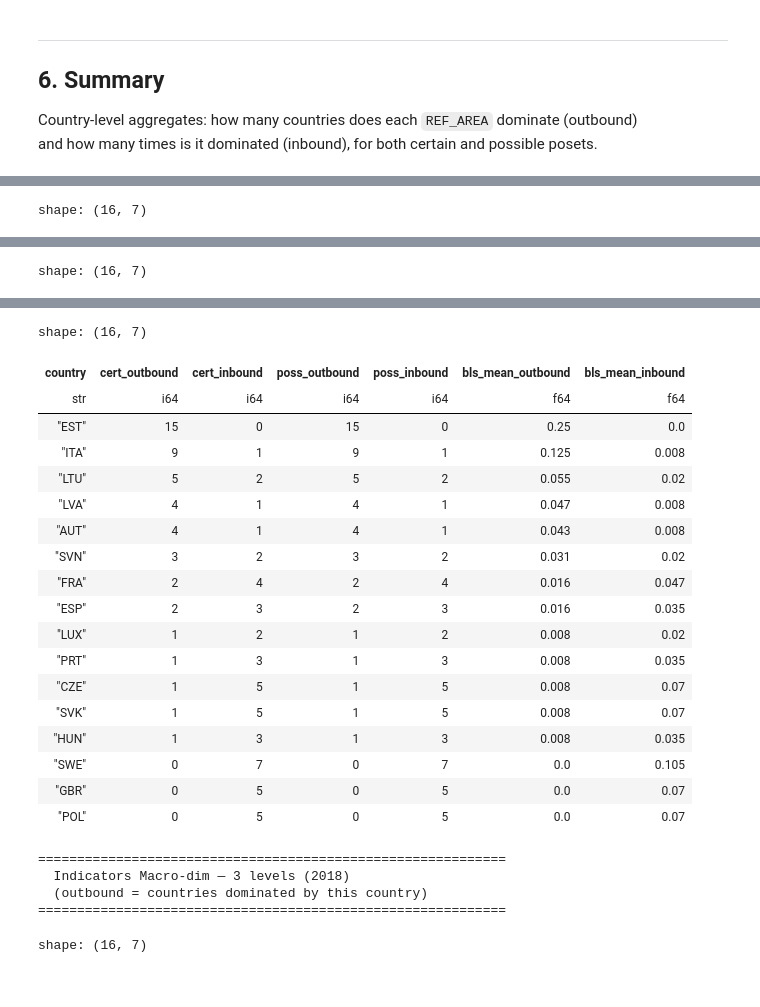
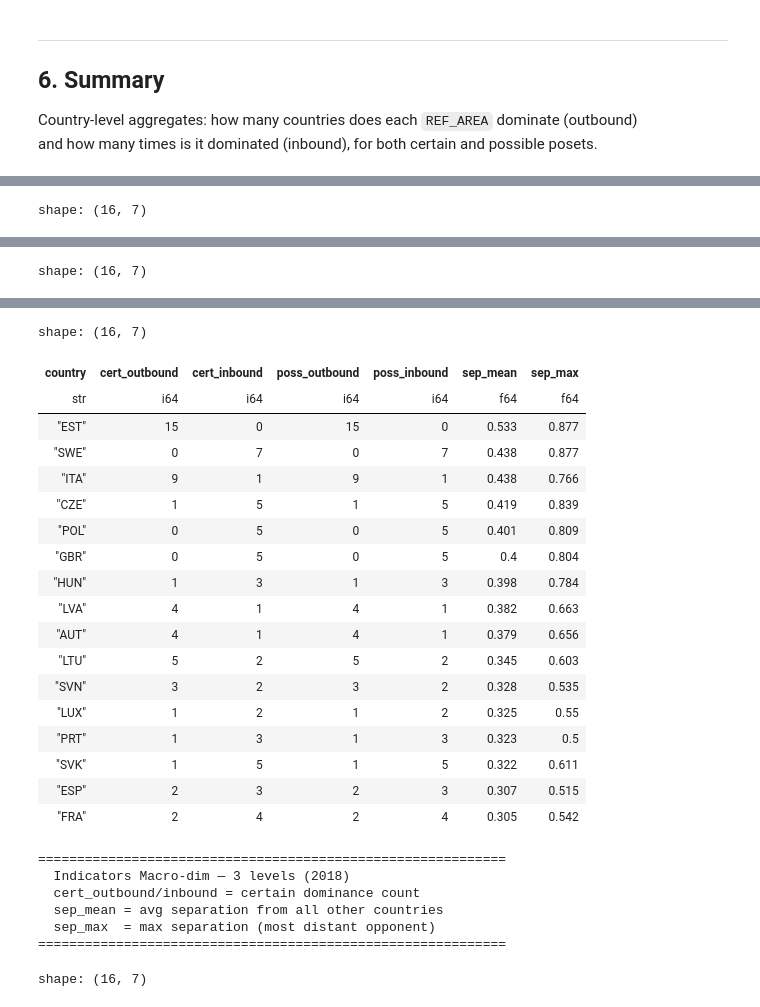
Before and after one commit to MarcoManduca/child_well-being, a Jupyter notebook: notebooks/080_dominance_matrices.ipynb, the cells around one changed output, grey strips where cells are left out. Drawn from its saved outputs; the diff is of its cells as text; code cells hidden in the pictures.

```diff
--- a/notebooks/080_dominance_matrices.ipynb
+++ b/notebooks/080_dominance_matrices.ipynb
@@ -81,9 +81,12 @@ the two POSets coincide (all units are points, confidence = 100%).
 poset_results = {}
 
 for key, meta in DATASETS.items():
+    df = dfs[key]
+    ind_cols = [c for c in df.columns if c not in ("REF_AREA", "TIME_PERIOD")]
     result = P.poset_from_polars(
-        dfs[key],
+        df,
         col1="REF_AREA",
+        indicator_cols=ind_cols,
         higher_is_better=True,
         dominance_mode="certain_or_possible",
     )
@@ -296,0 +297,15 @@ A value close to 1 means *j* is globally higher than *i* across the entire poset
+# %%
+N_SAMPLES = 50_000   # Bubley-Dyer samples per poset
+SEED = 42
+
+separations = {}
+for key in DATASETS:
+    result = poset_results[key]
+    n = result["poset_certain"].n
+    gen = P.BuildBubleyDyerSeparationGenerator(result["poset_certain"], SEED, "symmetric")
+    sep_raw = gen.update(n=N_SAMPLES)["symmetric"]
+    sep = sep_raw / (n - 1)
+    np.fill_diagonal(sep, 0.0)
+    separations[key] = (sep + sep.T) / 2   # enforce exact symmetry
+    print(f"[{key}]  sep range: [{sep.min():.3f}, {sep.max():.3f}]  "
+          f"mean off-diag: {sep[~np.eye(n, dtype=bool)].mean():.3f}")
@@ -353,34 +367,35 @@ for key, meta in DATASETS.items():
 
     cert_mat = result["poset_certain"].dominance_matrix().astype(int)
     poss_mat = result["poset_possible"].dominance_matrix().astype(int)
-
-    # Exclude diagonal
     np.fill_diagonal(cert_mat, 0)
     np.fill_diagonal(poss_mat, 0)
 
-    bls_cert = P.BLSDominance(result["poset_certain"])
-    np.fill_diagonal(bls_cert, 0)
+    sep = separations[key]
 
     rows = []
     for i, e in enumerate(elements):
+        # Separation: mean and max against all other countries (exclude self)
+        sep_row = np.concatenate([sep[i, :i], sep[i, i+1:]])
         rows.append({
             "country": e,
-            "cert_outbound": int(cert_mat[i, :].sum()),   # countries i dominates
-            "cert_inbound":  int(cert_mat[:, i].sum()),   # countries that dominate i
+            "cert_outbound": int(cert_mat[i, :].sum()),
+            "cert_inbound":  int(cert_mat[:, i].sum()),
             "poss_outbound": int(poss_mat[i, :].sum()),
             "poss_inbound":  int(poss_mat[:, i].sum()),
-            "bls_mean_outbound": round(float(bls_cert[i, :].mean()), 3),
-            "bls_mean_inbound":  round(float(bls_cert[:, i].mean()), 3),
+            "sep_mean": round(float(sep_row.mean()), 3),
+            "sep_max":  round(float(sep_row.max()), 3),
         })
 
     summary_df = (
         pl.DataFrame(rows)
-        .sort("cert_outbound", descending=True)
+        .sort("sep_mean", descending=True)
     )
 
     print(f"\n{'='*60}")
     print(f"  {meta['label']}")
-    print(f"  (outbound = countries dominated by this country)")
+    print(f"  cert_outbound/inbound = certain dominance count")
+    print(f"  sep_mean = avg separation from all other countries")
+    print(f"  sep_max  = max separation (most distant opponent)")
     print(f"{'='*60}")
     display(summary_df)
 # %% [output]
@@ -436,25 +457,27 @@ shape: (16, 7)
 ============================================================
 shape: (16, 7)
-| country | cert_outbound | cert_inbound | poss_outbound | poss_inbound | bls_mean_outbound | bls_mean_inbound |
+| country | cert_outbound | cert_inbound | poss_outbound | poss_inbound | sep_mean | sep_max |
 | str | i64 | i64 | i64 | i64 | f64 | f64 |
-| "EST" | 15 | 0 | 15 | 0 | 0.25 | 0.0 |
-| "ITA" | 9 | 1 | 9 | 1 | 0.125 | 0.008 |
-| "LTU" | 5 | 2 | 5 | 2 | 0.055 | 0.02 |
-| "LVA" | 4 | 1 | 4 | 1 | 0.047 | 0.008 |
-| "AUT" | 4 | 1 | 4 | 1 | 0.043 | 0.008 |
-| "SVN" | 3 | 2 | 3 | 2 | 0.031 | 0.02 |
-| "FRA" | 2 | 4 | 2 | 4 | 0.016 | 0.047 |
-| "ESP" | 2 | 3 | 2 | 3 | 0.016 | 0.035 |
-| "LUX" | 1 | 2 | 1 | 2 | 0.008 | 0.02 |
-| "PRT" | 1 | 3 | 1 | 3 | 0.008 | 0.035 |
-| "CZE" | 1 | 5 | 1 | 5 | 0.008 | 0.07 |
-| "SVK" | 1 | 5 | 1 | 5 | 0.008 | 0.07 |
-| "HUN" | 1 | 3 | 1 | 3 | 0.008 | 0.035 |
-| "SWE" | 0 | 7 | 0 | 7 | 0.0 | 0.105 |
-| "GBR" | 0 | 5 | 0 | 5 | 0.0 | 0.07 |
-| "POL" | 0 | 5 | 0 | 5 | 0.0 | 0.07 |
+| "EST" | 15 | 0 | 15 | 0 | 0.533 | 0.877 |
+| "SWE" | 0 | 7 | 0 | 7 | 0.438 | 0.877 |
+| "ITA" | 9 | 1 | 9 | 1 | 0.438 | 0.766 |
+| "CZE" | 1 | 5 | 1 | 5 | 0.419 | 0.839 |
+| "POL" | 0 | 5 | 0 | 5 | 0.401 | 0.809 |
+| "GBR" | 0 | 5 | 0 | 5 | 0.4 | 0.804 |
+| "HUN" | 1 | 3 | 1 | 3 | 0.398 | 0.784 |
+| "LVA" | 4 | 1 | 4 | 1 | 0.382 | 0.663 |
+| "AUT" | 4 | 1 | 4 | 1 | 0.379 | 0.656 |
+| "LTU" | 5 | 2 | 5 | 2 | 0.345 | 0.603 |
+| "SVN" | 3 | 2 | 3 | 2 | 0.328 | 0.535 |
+| "LUX" | 1 | 2 | 1 | 2 | 0.325 | 0.55 |
+| "PRT" | 1 | 3 | 1 | 3 | 0.323 | 0.5 |
+| "SVK" | 1 | 5 | 1 | 5 | 0.322 | 0.611 |
+| "ESP" | 2 | 3 | 2 | 3 | 0.307 | 0.515 |
+| "FRA" | 2 | 4 | 2 | 4 | 0.305 | 0.542 |
 ============================================================
   Indicators Macro-dim — 3 levels (2018)
-  (outbound = countries dominated by this country)
+  cert_outbound/inbound = certain dominance count
+  sep_mean = avg separation from all other countries
+  sep_max  = max separation (most distant opponent)
 ============================================================
 shape: (16, 7)
```
Also changed, not shown: parts of 11 cells of this notebook.
